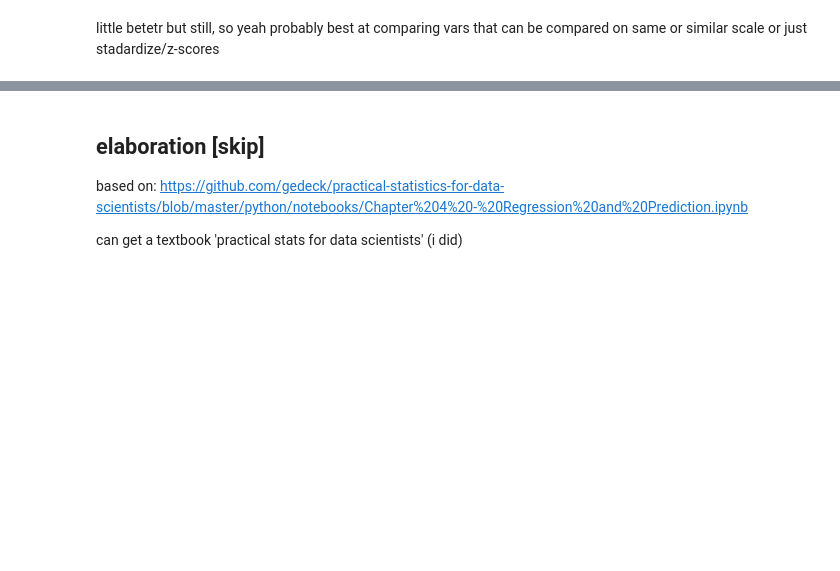
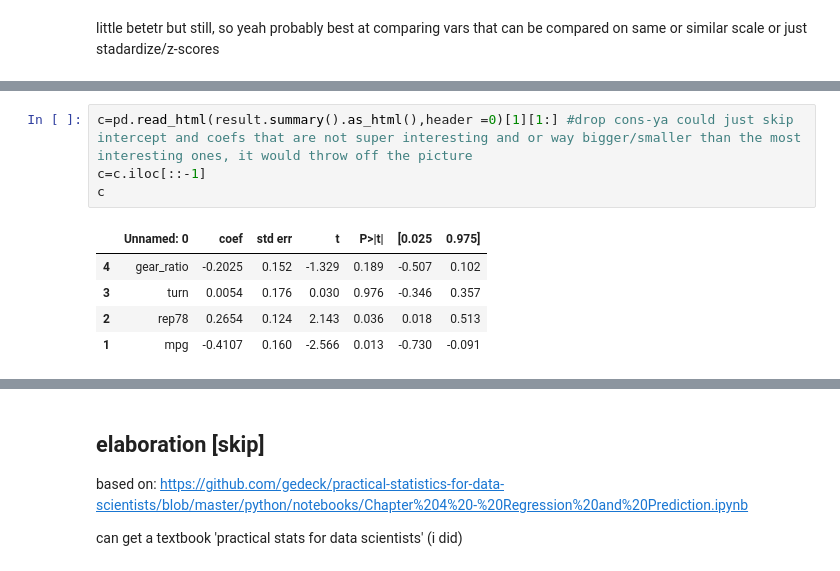
Before and after one commit to theaok/vis, a Jupyter notebook: ols.ipynb, the cells around one changed output, grey strips where cells are left out. Drawn from its saved outputs; the diff is of its cells as text; blank space fills up the shorter version.

```diff
--- a/ols.ipynb
+++ b/ols.ipynb
@@ -103,0 +172,10 @@ little betetr but still, so yeah probably best at comparing vars that can be com
+# %%
+c=pd.read_html(result.summary().as_html(),header =0)[1][1:] #drop cons-ya could just skip intercept and coefs that are not super interesting and or way bigger/smaller than the most interesting ones, it would throw off the picture
+c=c.iloc[::-1]
+c
+# %% [output]
+|  | Unnamed: 0 | coef | std err | t | P>|t| | [0.025 | 0.975] |
+| 4 | gear_ratio | -0.2025 | 0.152 | -1.329 | 0.189 | -0.507 | 0.102 |
+| 3 | turn | 0.0054 | 0.176 | 0.030 | 0.976 | -0.346 | 0.357 |
+| 2 | rep78 | 0.2654 | 0.124 | 2.143 | 0.036 | 0.018 | 0.513 |
+| 1 | mpg | -0.4107 | 0.160 | -2.566 | 0.013 | -0.730 | -0.091 |
```
Also changed, not shown: parts of 6 cells of this notebook.
